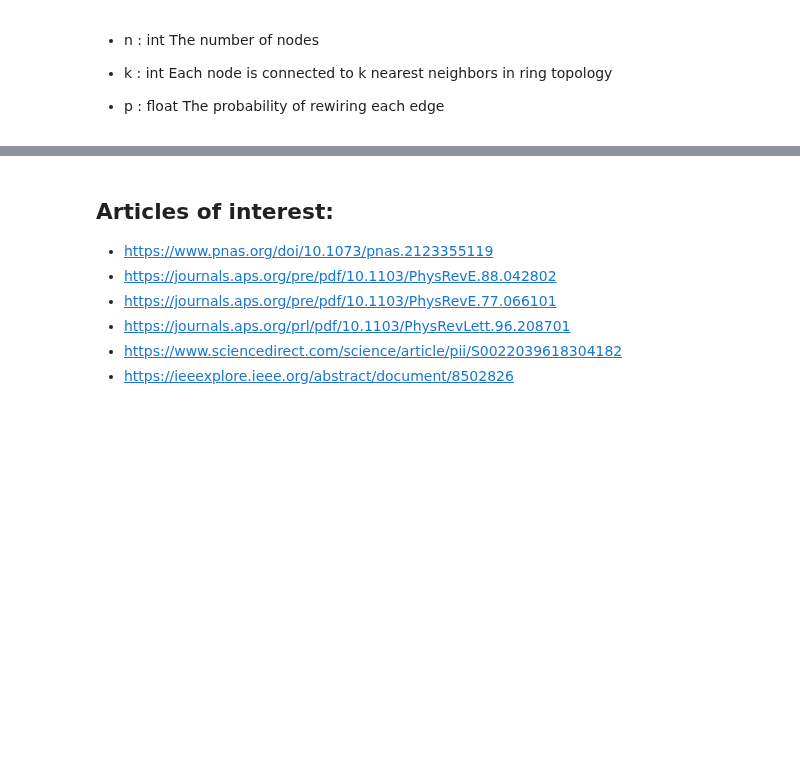
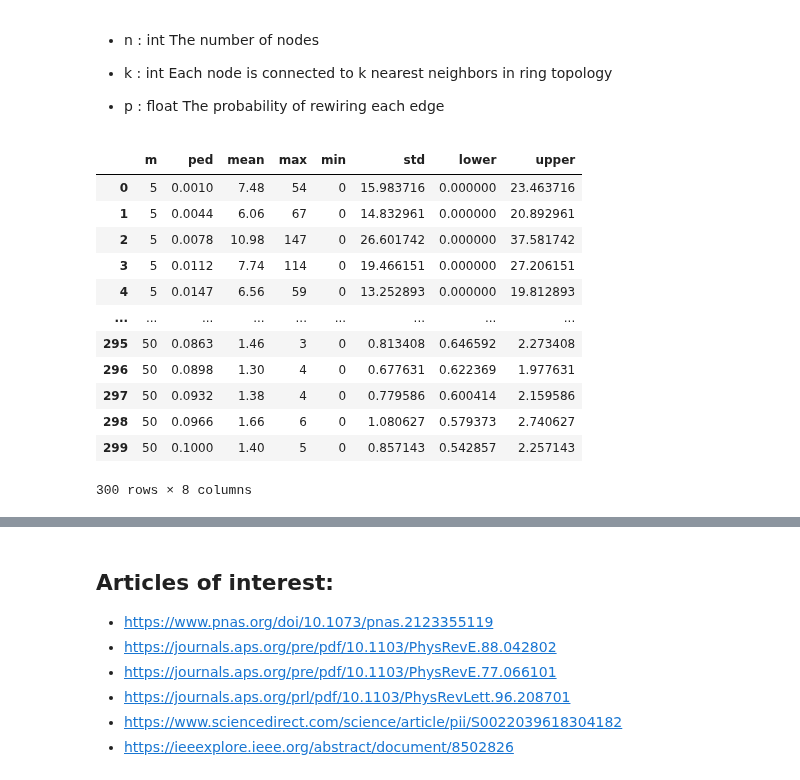
Before and after one commit to JimmyCalvoMonge/AdaptiveNetworks, a Jupyter notebook: network_experiments.ipynb, the cells around one changed output, grey strips where cells are left out. Cells and saved outputs as stored; diff of their text form; code cells hidden in the pictures; blank space fills up the shorter version.

```diff
--- a/network_experiments.ipynb
+++ b/network_experiments.ipynb
@@ -856,9 +807,25 @@ Each node is connected to k nearest neighbors in ring topology
 - p : float
 The probability of rewiring each edge
 # %%
-# bepidist_data_sw = pd.read_csv('./Data/bepidist_ntwk_small_world.csv')
-# bepidist_data_sw = bepidist_data_sw.drop(columns=['Unnamed: 0']).iloc[1: , :]
-# bepidist_data_sw.columns = ['day', 's_mean', 's_min', 's_max', 'i_mean', 'i_min', 'i_max',
-#                          'r_mean', 'r_min', 'r_max', 'edgecount_mean', 'edgecount_min', 'edgecount_max',
-# 'suscedgecount_mean', 'suscedgecount_min', 'suscedgecount_max', 'm', 'ped']
-# bepidist_data_sw = bepidist_data_sw.apply(pd.to_numeric)
+bepidist_data_sw = pd.read_csv('./Data/bepidist_ntwk_small_world.csv')
+bepidist_data_sw = bepidist_data_sw.groupby(['m', 'ped'], as_index=False).agg({'day_lags': ['mean', 'max', 'min', 'std']})
+bepidist_data_sw.columns = bepidist_data_sw.columns.droplevel()
+bepidist_data_sw.columns = ['m', 'ped', 'mean', 'max', 'min', 'std']
+bepidist_data_sw['lower'] = bepidist_data_sw['mean'] - bepidist_data_sw['std']
+bepidist_data_sw['lower'] = bepidist_data_sw['lower'].apply(lambda x: max(x, 0))
+bepidist_data_sw['upper'] = bepidist_data_sw['mean'] + bepidist_data_sw['std']
+bepidist_data_sw
+# %% [output]
+|  | m | ped | mean | max | min | std | lower | upper |
+| 0 | 5 | 0.0010 | 7.48 | 54 | 0 | 15.983716 | 0.000000 | 23.463716 |
+| 1 | 5 | 0.0044 | 6.06 | 67 | 0 | 14.832961 | 0.000000 | 20.892961 |
+| 2 | 5 | 0.0078 | 10.98 | 147 | 0 | 26.601742 | 0.000000 | 37.581742 |
+| 3 | 5 | 0.0112 | 7.74 | 114 | 0 | 19.466151 | 0.000000 | 27.206151 |
+| 4 | 5 | 0.0147 | 6.56 | 59 | 0 | 13.252893 | 0.000000 | 19.812893 |
+| ... | ... | ... | ... | ... | ... | ... | ... | ... |
+| 295 | 50 | 0.0863 | 1.46 | 3 | 0 | 0.813408 | 0.646592 | 2.273408 |
+| 296 | 50 | 0.0898 | 1.30 | 4 | 0 | 0.677631 | 0.622369 | 1.977631 |
+| 297 | 50 | 0.0932 | 1.38 | 4 | 0 | 0.779586 | 0.600414 | 2.159586 |
+| 298 | 50 | 0.0966 | 1.66 | 6 | 0 | 1.080627 | 0.579373 | 2.740627 |
+| 299 | 50 | 0.1000 | 1.40 | 5 | 0 | 0.857143 | 0.542857 | 2.257143 |
+300 rows × 8 columns
```
Also changed, not shown: parts of 10 cells of this notebook, 1 other file.
